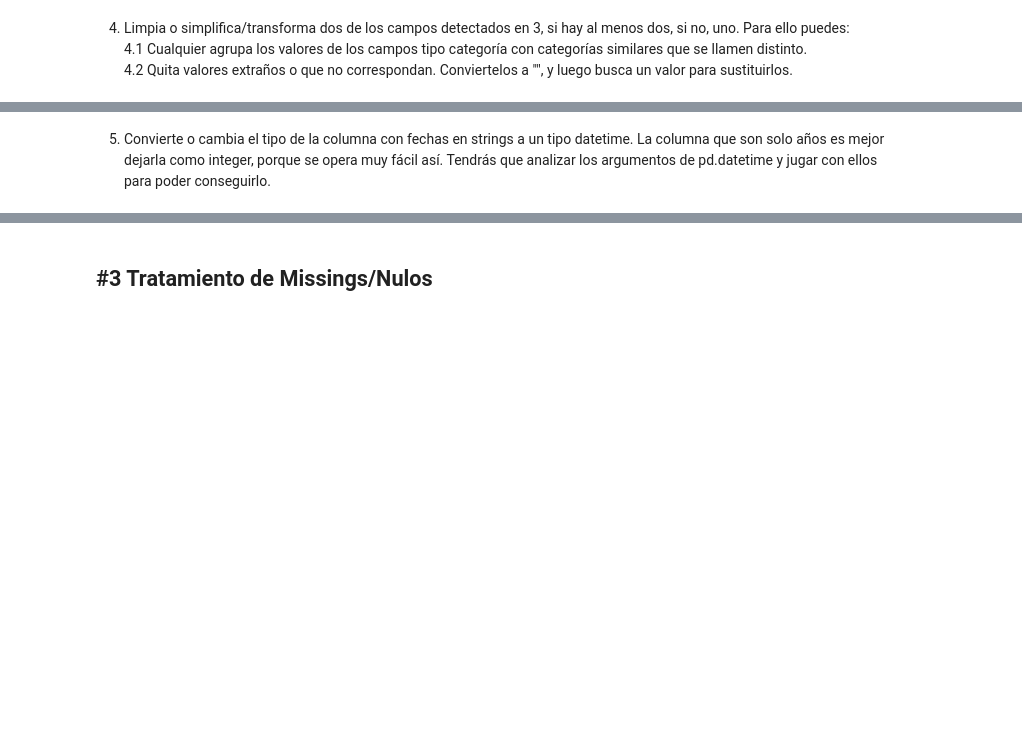
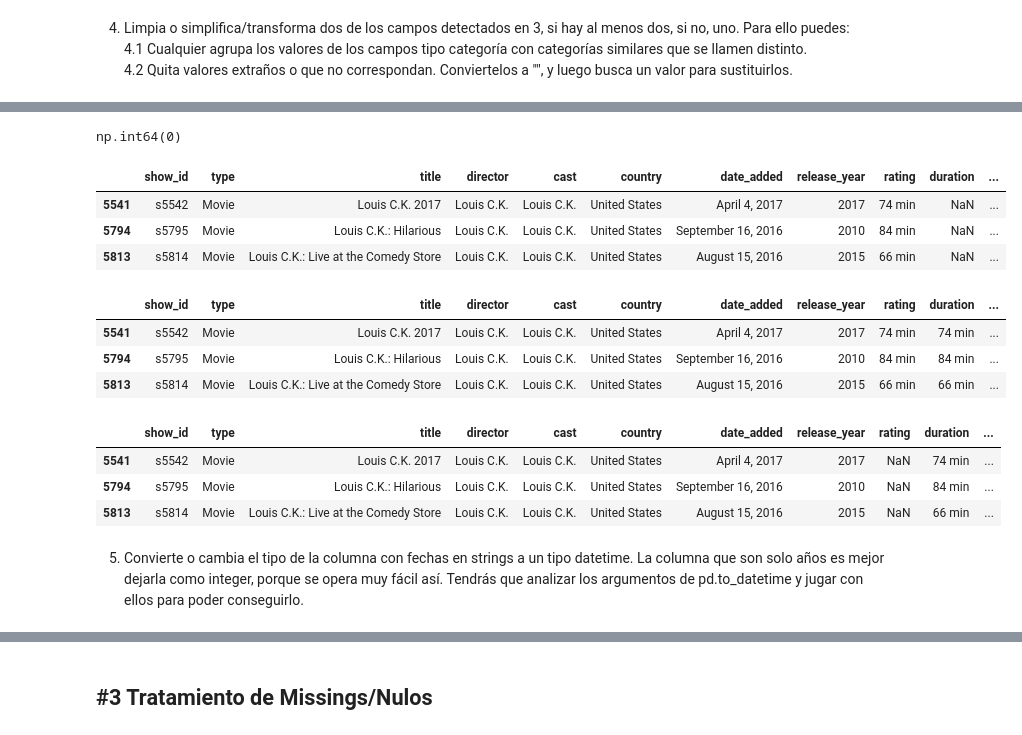
Before and after one commit to JBC2024/ONLINE_DS_THEBRIDGE_JBC, a Jupyter notebook: 03_Analisis_de_Datos/Sprint_05/Unidad_01/Practica_Obligatoria/18_Practica_Obligatoria_ETL.ipynb, the cells around one changed output, grey strips where cells are left out. Saved outputs shown, nothing was run; the diff lists cells and outputs as text; code cells hidden in the pictures; blank space fills up the shorter version.

```diff
--- a/03_Analisis_de_Datos/Sprint_05/Unidad_01/Practica_Obligatoria/18_Practica_Obligatoria_ETL.ipynb
+++ b/03_Analisis_de_Datos/Sprint_05/Unidad_01/Practica_Obligatoria/18_Practica_Obligatoria_ETL.ipynb
@@ -233,3 +311,10 @@ Limpieza de la columna rating, pasa de 17 valores únicos a 17 tras su limpieza
 Limpieza de la columna duration, pasa de 220 valores únicos a 220 tras su limpieza
 Limpieza de la columna listed_in, pasa de 514 valores únicos a 514 tras su limpieza
 Limpieza de la columna description, pasa de 8775 valores únicos a 8775 tras su limpieza
+# %%
+df = df_peliculas.copy()
+for col in df.columns:
+    if df[col].dtype == "O":
+        cUnique = df[col].nunique()
+        df[col] = df[col].str.strip()
+        print(f"Limpieza de la columna {col}, pasa de {cUnique} valores únicos a {df[col].nunique()} tras su limpieza")
@@ -273,0 +423,4 @@ listed_in puede ser un buen índice con 5.84 de cardinalidad
+# %%
+df = df.loc[~df.title.duplicated(keep="first")]
+# ~ es como not
+df
@@ -309,5 +537,36 @@ Buscando indice <=10%:
+# %%
+df.rating.apply(hay_min).isna().sum()
+# %% [output]
+np.int64(0)
+# %%
+df[df.rating.apply(hay_min)]
+# %% [output]
+|  | show_id | type | title | director | cast | country | date_added | release_year | rating | duration | ... |
+| 5541 | s5542 | Movie | Louis C.K. 2017 | Louis C.K. | Louis C.K. | United States | April 4, 2017 | 2017 | 74 min | NaN | ... |
+| 5794 | s5795 | Movie | Louis C.K.: Hilarious | Louis C.K. | Louis C.K. | United States | September 16, 2016 | 2010 | 84 min | NaN | ... |
+| 5813 | s5814 | Movie | Louis C.K.: Live at the Comedy Store | Louis C.K. | Louis C.K. | United States | August 15, 2016 | 2015 | 66 min | NaN | ... |
+# %%
+condicion_rating = df.rating.apply(hay_min)
+
+df.loc[condicion_rating ,"duration"] = df.loc[condicion_rating ,"rating"]
+
+df[condicion_rating]
+# %% [output]
+|  | show_id | type | title | director | cast | country | date_added | release_year | rating | duration | ... |
+| 5541 | s5542 | Movie | Louis C.K. 2017 | Louis C.K. | Louis C.K. | United States | April 4, 2017 | 2017 | 74 min | 74 min | ... |
+| 5794 | s5795 | Movie | Louis C.K.: Hilarious | Louis C.K. | Louis C.K. | United States | September 16, 2016 | 2010 | 84 min | 84 min | ... |
+| 5813 | s5814 | Movie | Louis C.K.: Live at the Comedy Store | Louis C.K. | Louis C.K. | United States | August 15, 2016 | 2015 | 66 min | 66 min | ... |
+# %%
+df.loc[condicion_rating ,"rating"] = np.nan
+
+df[condicion_rating]
+# %% [output]
+|  | show_id | type | title | director | cast | country | date_added | release_year | rating | duration | ... |
+| 5541 | s5542 | Movie | Louis C.K. 2017 | Louis C.K. | Louis C.K. | United States | April 4, 2017 | 2017 | NaN | 74 min | ... |
+| 5794 | s5795 | Movie | Louis C.K.: Hilarious | Louis C.K. | Louis C.K. | United States | September 16, 2016 | 2010 | NaN | 84 min | ... |
+| 5813 | s5814 | Movie | Louis C.K.: Live at the Comedy Store | Louis C.K. | Louis C.K. | United States | August 15, 2016 | 2015 | NaN | 66 min | ... |
 # %% [markdown]
-5. Convierte o cambia el tipo de la columna con fechas en strings a un tipo datetime. La columna que son solo años es mejor dejarla como integer, porque se opera muy fácil así. Tendrás que analizar los argumentos de pd.datetime y jugar con ellos para poder conseguirlo.
+5. Convierte o cambia el tipo de la columna con fechas en strings a un tipo datetime. La columna que son solo años es mejor dejarla como integer, porque se opera muy fácil así. Tendrás que analizar los argumentos de pd.to_datetime y jugar con ellos para poder conseguirlo.
 # %%
 patron = "%B %d, %Y"
 df_peliculas_clean["FECHA_DT"] = pd.to_datetime(df_peliculas_clean.date_added, format = patron)
```
Also changed, not shown: parts of 31 cells of this notebook.
